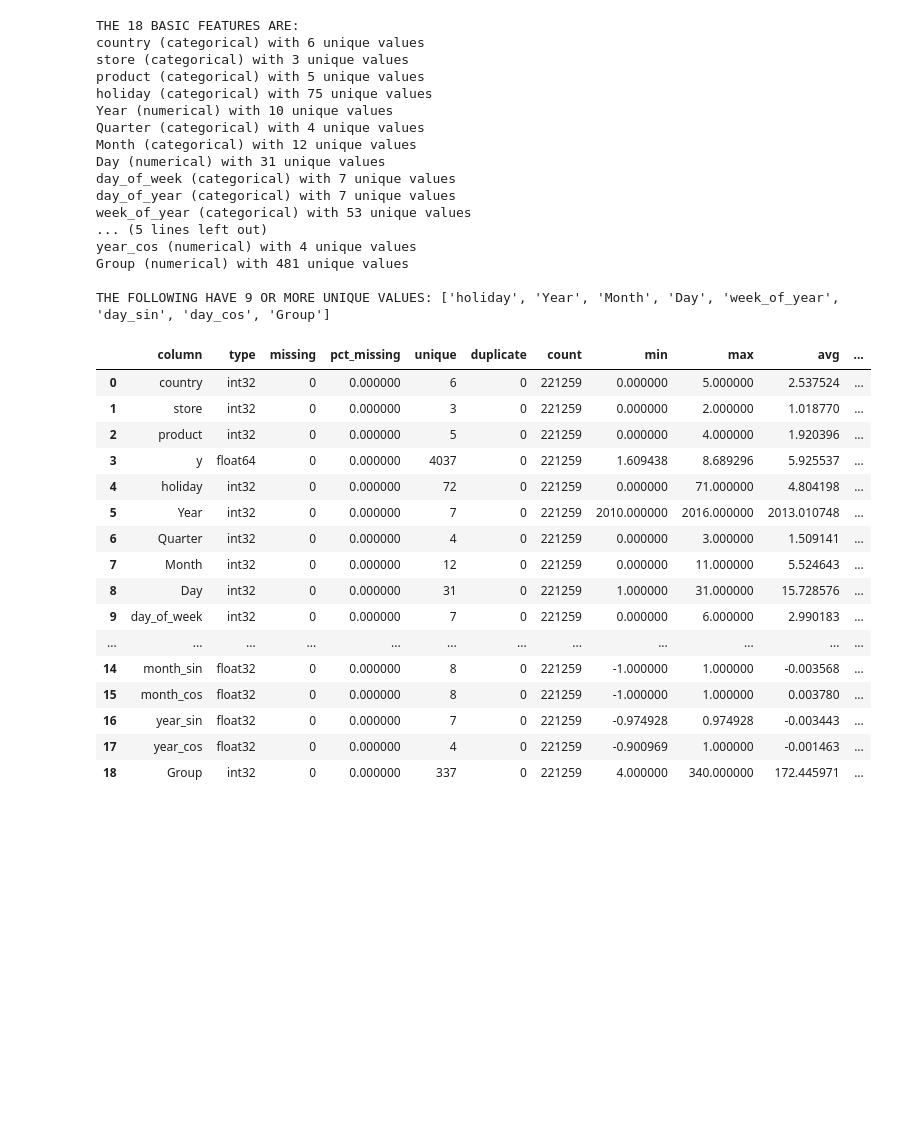
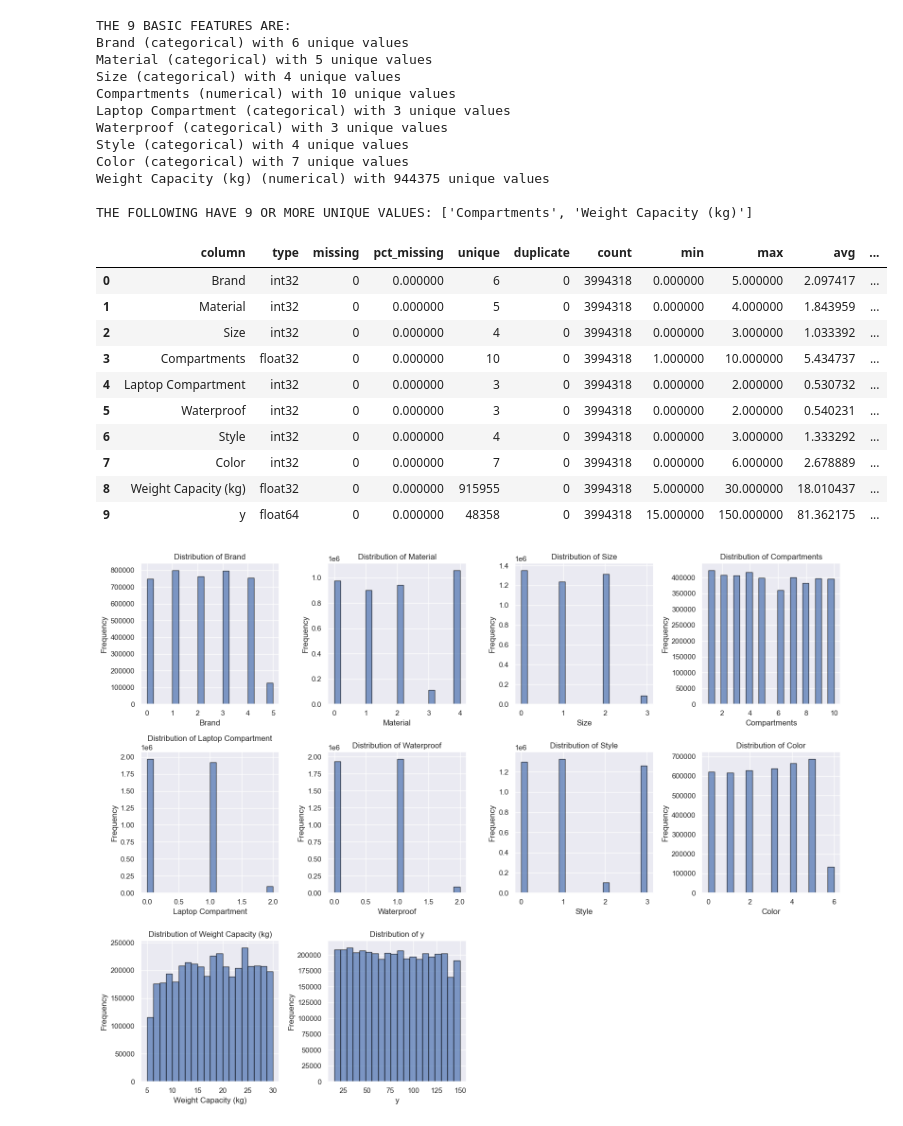
Before and after one commit to ZaneChodaniecky/Kaggle-Sticker, a Jupyter notebook: XGBoost.ipynb, the cells around one changed output. Drawn from its saved outputs; the diff is of its cells as text; code cells hidden in the pictures; blank space fills up the shorter version.

```diff
--- a/XGBoost.ipynb
+++ b/XGBoost.ipynb
@@ -200,9 +279,6 @@ plt.show()
 # %%
 def clean_dataframe(df_to_use: pd.DataFrame, impute_num_nulls: bool = True, fill_cat_nulls: bool = True) -> None:
     df = df_to_use.copy()
-
-    # Convert date column from object to datetime
-    df['date'] = pd.to_datetime(df['date'])
 
     # Filter columns where the type is either 'float' or 'int' and there are missing values
     numeric_cols = df.select_dtypes(include=['number']).columns
@@ -211,8 +287,8 @@ def clean_dataframe(df_to_use: pd.DataFrame, impute_num_nulls: bool = True, fill
     ]
 
     # Target field 'num_sold' is missing some values, we do not want to impute them
-    if 'y' in missing_numeric_columns:
-        missing_numeric_columns.remove('y')
+    if target_variable in missing_numeric_columns:
+        missing_numeric_columns.remove(target_variable)
 
     # Fill nulls in numeric columns with the median
     if impute_num_nulls:
@@ -245,2 +325,0 @@ describe_dataframe(df_train, name='Insurance Data', nrows=0, plots=False, info=T
-# %%
-df_train = df_train.dropna(subset='y')
@@ -280 +326,3 @@ for df in [df_train, df_test]:
+# %%
+df_train = df_train.rename(columns={target_variable: 'y'})
 # %%
@@ -304,6 +332,6 @@ for df in [df_train, df_test]:
 # %%
-RMV = ['y','id','date']
-FEATURES = [c for c in df.columns if not c in RMV]
+RMV = ['y','id']
+FEATURES = [c for c in df_train.columns if not c in RMV]
 combined = pd.concat([df_train,df_test],axis=0,ignore_index=True)
 
 CATS = []
@@ -333,43 +361,32 @@ df_test = combined.iloc[len(df_train):].reset_index(drop=True).copy()
 print("\nTHE FOLLOWING HAVE 9 OR MORE UNIQUE VALUES:", HIGH_CARDINALITY )
 
 
-df_train = df_train.drop(['date','id'], axis=1)
-df_test = df_test.drop(['date','id'], axis=1)
+df_train = df_train.drop(['id'], axis=1)
+df_test = df_test.drop(['id'], axis=1)
 # %% [output]
-THE 18 BASIC FEATURES ARE:
-country (categorical) with 6 unique values
-store (categorical) with 3 unique values
-product (categorical) with 5 unique values
-holiday (categorical) with 75 unique values
-Year (numerical) with 10 unique values
-Quarter (categorical) with 4 unique values
-Month (categorical) with 12 unique values
-Day (numerical) with 31 unique values
-day_of_week (categorical) with 7 unique values
-day_of_year (categorical) with 7 unique values
-week_of_year (categorical) with 53 unique values
-... (5 lines left out)
-year_cos (numerical) with 4 unique values
-Group (numerical) with 481 unique values
+THE 9 BASIC FEATURES ARE:
+Brand (categorical) with 6 unique values
+Material (categorical) with 5 unique values
+Size (categorical) with 4 unique values
+Compartments (numerical) with 10 unique values
+Laptop Compartment (categorical) with 3 unique values
+Waterproof (categorical) with 3 unique values
+Style (categorical) with 4 unique values
+Color (categorical) with 7 unique values
+Weight Capacity (kg) (numerical) with 944375 unique values
 
-THE FOLLOWING HAVE 9 OR MORE UNIQUE VALUES: ['holiday', 'Year', 'Month', 'Day', 'week_of_year', 'day_sin', 'day_cos', 'Group']
+THE FOLLOWING HAVE 9 OR MORE UNIQUE VALUES: ['Compartments', 'Weight Capacity (kg)']
 # %%
-describe_dataframe(df_train, name='Sales Data', nrows=0, plots=False, info=True)
+describe_dataframe(df_train, name='Backpack Data', nrows=0, plots=False, info=True)
 # %% [output]
 |  | column | type | missing | pct_missing | unique | duplicate | count | min | max | avg | ... |
-| 0 | country | int32 | 0 | 0.000000 | 6 | 0 | 221259 | 0.000000 | 5.000000 | 2.537524 | ... |
-| 1 | store | int32 | 0 | 0.000000 | 3 | 0 | 221259 | 0.000000 | 2.000000 | 1.018770 | ... |
-| 2 | product | int32 | 0 | 0.000000 | 5 | 0 | 221259 | 0.000000 | 4.000000 | 1.920396 | ... |
-| 3 | y | float64 | 0 | 0.000000 | 4037 | 0 | 221259 | 1.609438 | 8.689296 | 5.925537 | ... |
-| 4 | holiday | int32 | 0 | 0.000000 | 72 | 0 | 221259 | 0.000000 | 71.000000 | 4.804198 | ... |
-| 5 | Year | int32 | 0 | 0.000000 | 7 | 0 | 221259 | 2010.000000 | 2016.000000 | 2013.010748 | ... |
-| 6 | Quarter | int32 | 0 | 0.000000 | 4 | 0 | 221259 | 0.000000 | 3.000000 | 1.509141 | ... |
-| 7 | Month | int32 | 0 | 0.000000 | 12 | 0 | 221259 | 0.000000 | 11.000000 | 5.524643 | ... |
-| 8 | Day | int32 | 0 | 0.000000 | 31 | 0 | 221259 | 1.000000 | 31.000000 | 15.728576 | ... |
-| 9 | day_of_week | int32 | 0 | 0.000000 | 7 | 0 | 221259 | 0.000000 | 6.000000 | 2.990183 | ... |
-| ... | ... | ... | ... | ... | ... | ... | ... | ... | ... | ... | ... |
-| 14 | month_sin | float32 | 0 | 0.000000 | 8 | 0 | 221259 | -1.000000 | 1.000000 | -0.003568 | ... |
-| 15 | month_cos | float32 | 0 | 0.000000 | 8 | 0 | 221259 | -1.000000 | 1.000000 | 0.003780 | ... |
-| 16 | year_sin | float32 | 0 | 0.000000 | 7 | 0 | 221259 | -0.974928 | 0.974928 | -0.003443 | ... |
-| 17 | year_cos | float32 | 0 | 0.000000 | 4 | 0 | 221259 | -0.900969 | 1.000000 | -0.001463 | ... |
-| 18 | Group | int32 | 0 | 0.000000 | 337 | 0 | 221259 | 4.000000 | 340.000000 | 172.445971 | ... |
+| 0 | Brand | int32 | 0 | 0.000000 | 6 | 0 | 3994318 | 0.000000 | 5.000000 | 2.097417 | ... |
+| 1 | Material | int32 | 0 | 0.000000 | 5 | 0 | 3994318 | 0.000000 | 4.000000 | 1.843959 | ... |
+| 2 | Size | int32 | 0 | 0.000000 | 4 | 0 | 3994318 | 0.000000 | 3.000000 | 1.033392 | ... |
+| 3 | Compartments | float32 | 0 | 0.000000 | 10 | 0 | 3994318 | 1.000000 | 10.000000 | 5.434737 | ... |
+| 4 | Laptop Compartment | int32 | 0 | 0.000000 | 3 | 0 | 3994318 | 0.000000 | 2.000000 | 0.530732 | ... |
+| 5 | Waterproof | int32 | 0 | 0.000000 | 3 | 0 | 3994318 | 0.000000 | 2.000000 | 0.540231 | ... |
+| 6 | Style | int32 | 0 | 0.000000 | 4 | 0 | 3994318 | 0.000000 | 3.000000 | 1.333292 | ... |
+| 7 | Color | int32 | 0 | 0.000000 | 7 | 0 | 3994318 | 0.000000 | 6.000000 | 2.678889 | ... |
+| 8 | Weight Capacity (kg) | float32 | 0 | 0.000000 | 915955 | 0 | 3994318 | 5.000000 | 30.000000 | 18.010437 | ... |
+| 9 | y | float64 | 0 | 0.000000 | 48358 | 0 | 3994318 | 15.000000 | 150.000000 | 81.362175 | ... |
@@ -376,4 +430,4 @@ describe_dataframe(df_train, name='Sales Data', nrows=0, plots=False, info=True)
 # %%
-# sns.set(rc={'figure.figsize':(24,8)})
-# ax=sns.lineplot(data=df_train,x='date',y='y',hue='product')
-# ax.axes.set_title("\nBasic Time Series of Sales\n",fontsize=20);`
+plot_feature_histograms(df_train)
+# %% [output]
+[figure, added]
```
Also changed, not shown: parts of 34 cells of this notebook, 1 other file.
